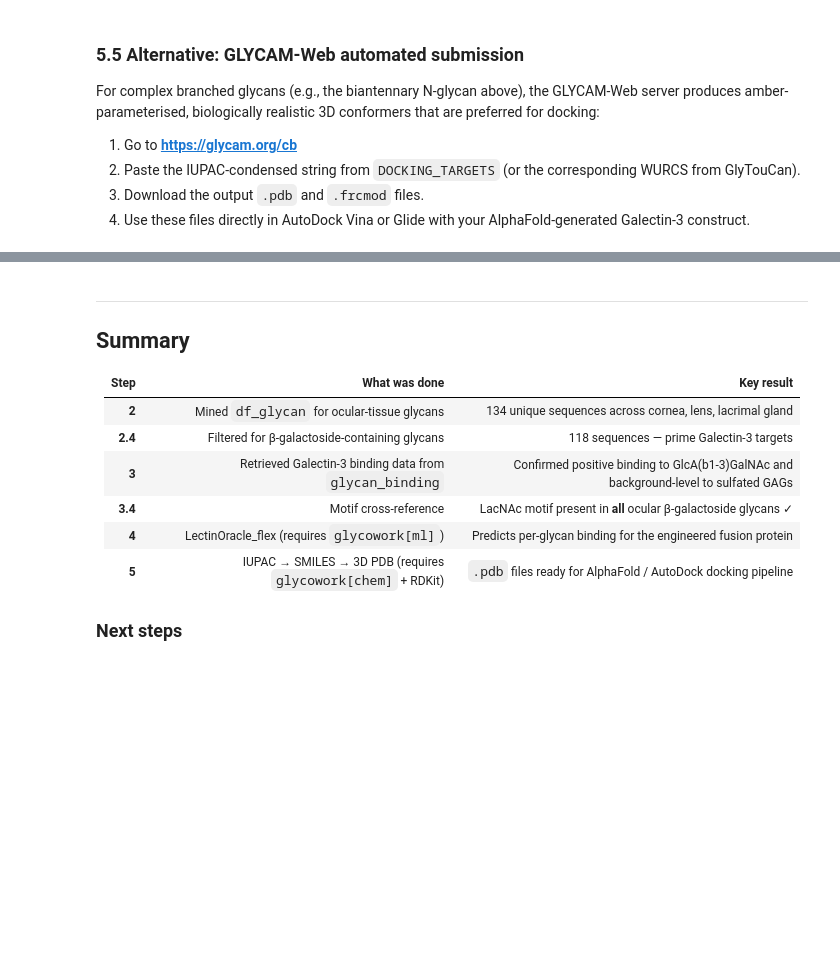
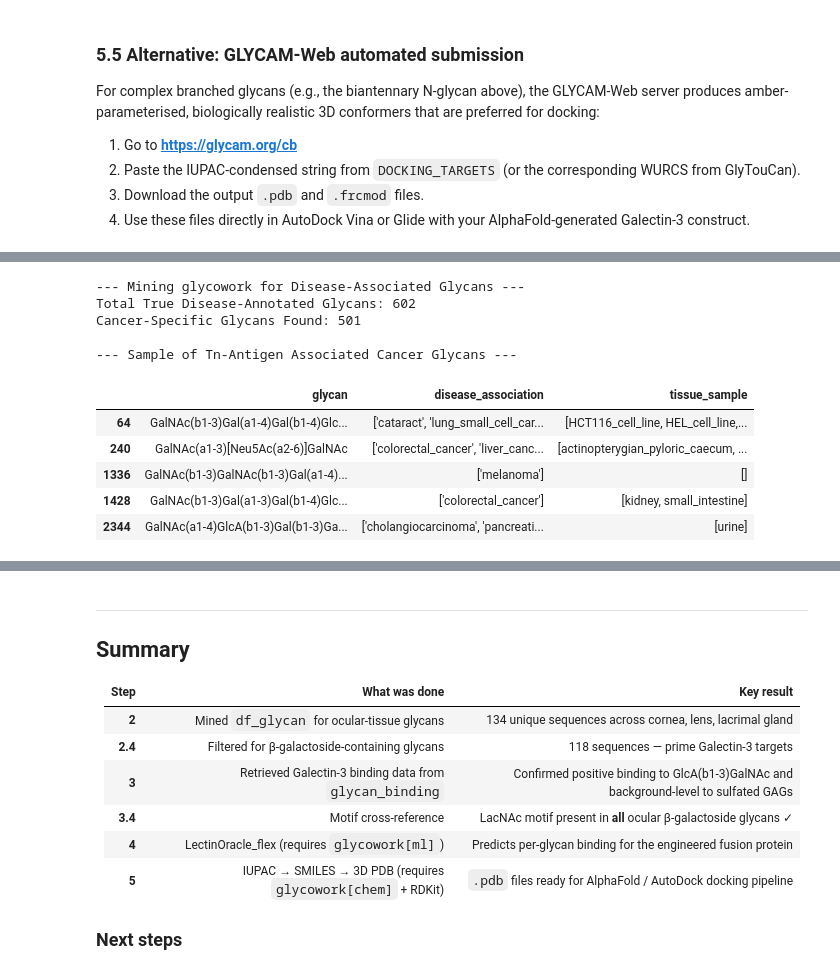
Before and after one commit to iGEM-2026-glyEYEco/glyEYEco-glycowork, a Jupyter notebook: glEYEco Gal 3 search script/glyEYEco-glycowork/galectin3_analysis.ipynb, the cells around one changed output, grey strips where cells are left out. Cells and saved outputs as stored; diff of their text form; code cells hidden in the pictures; blank space fills up the shorter version.

Commit message:
feat: extracting diseased glycans and inferences from it

```diff
--- a/glEYEco Gal 3 search script/glyEYEco-glycowork/galectin3_analysis.ipynb
+++ b/glEYEco Gal 3 search script/glyEYEco-glycowork/galectin3_analysis.ipynb
@@ -1082,0 +1089,67 @@ For complex branched glycans (e.g., the biantennary N-glycan above), the GLYCAM-
+# %%
+import pandas as pd
+from glycowork.glycan_data.loader import df_glycan
+
+def extract_cancer_glycans_robust():
+    print("--- Mining glycowork for Disease-Associated Glycans ---")
+
+    # 1. Fallback check: Ensure we have the right column name for your version of glycowork
+    col_name = 'disease_association'
+    if col_name not in df_glycan.columns:
+        if 'disease' in df_glycan.columns:
+            col_name = 'disease'
+        else:
+            print(f"Error: Columns available are: {df_glycan.columns.tolist()}")
+            return None, None
+
+    # 2. Force the entire column to be string type (prevents list-evaluation crashes)
+    df_glycan[col_name] = df_glycan[col_name].astype(str)
+
+    # 3. Filter out "fake nulls" (empty strings, empty lists, literal "nan")
+    fake_nulls = ['nan', 'none', '', '[]', 'null']
+    diseased_df = df_glycan[~df_glycan[col_name].str.lower().isin(fake_nulls)].copy()
+
+    print(f"Total True Disease-Annotated Glycans: {len(diseased_df)}")
+
+    # 4. Apply the oncology mask
+    cancer_keywords = ['cancer', 'carcinoma', 'tumor', 'melanoma', 'adenocarcinoma', 'malignan']
+    pattern = '|'.join(cancer_keywords)
+
+    # Search the strings, ignoring case
+    cancer_mask = diseased_df[col_name].str.contains(pattern, case=False, na=False)
+    cancer_glycans = diseased_df[cancer_mask].copy()
+
+    print(f"Cancer-Specific Glycans Found: {len(cancer_glycans)}\n")
+
+    # 5. Isolate Tn Antigen (GalNAc) and derivatives
+    tn_mask = cancer_glycans['glycan'].str.contains(r'^GalNAc', regex=True)
+    tn_glycans = cancer_glycans[tn_mask]
+
+    print("--- Sample of Tn-Antigen Associated Cancer Glycans ---")
+    if not tn_glycans.empty:
+        # Gracefully handle tissue_sample column if it exists
+        display_cols = ['glycan', col_name]
+        if 'tissue_sample' in cancer_glycans.columns:
+            display_cols.append('tissue_sample')
+
+        from IPython.display import display
+        display(tn_glycans[display_cols].head())
+    else:
+        print("No Tn-antigen specific glycans found in the filtered subset.")
+
+    return diseased_df, cancer_glycans
+
+if __name__ == "__main__":
+    all_disease, oncology_glycans = extract_cancer_glycans_robust()
+# %% [output]
+--- Mining glycowork for Disease-Associated Glycans ---
+Total True Disease-Annotated Glycans: 602
+Cancer-Specific Glycans Found: 501
+
+--- Sample of Tn-Antigen Associated Cancer Glycans ---
+|  | glycan | disease_association | tissue_sample |
+| 64 | GalNAc(b1-3)Gal(a1-4)Gal(b1-4)Glc... | ['cataract', 'lung_small_cell_car... | [HCT116_cell_line, HEL_cell_line,... |
+| 240 | GalNAc(a1-3)[Neu5Ac(a2-6)]GalNAc | ['colorectal_cancer', 'liver_canc... | [actinopterygian_pyloric_caecum, ... |
+| 1336 | GalNAc(b1-3)GalNAc(b1-3)Gal(a1-4)... | ['melanoma'] | [] |
+| 1428 | GalNAc(b1-3)Gal(a1-3)Gal(b1-4)Glc... | ['colorectal_cancer'] | [kidney, small_intestine] |
+| 2344 | GalNAc(a1-4)GlcA(b1-3)Gal(b1-3)Ga... | ['cholangiocarcinoma', 'pancreati... | [urine] |
```
Also changed, not shown: parts of 3 cells of this notebook, 1 other file.
